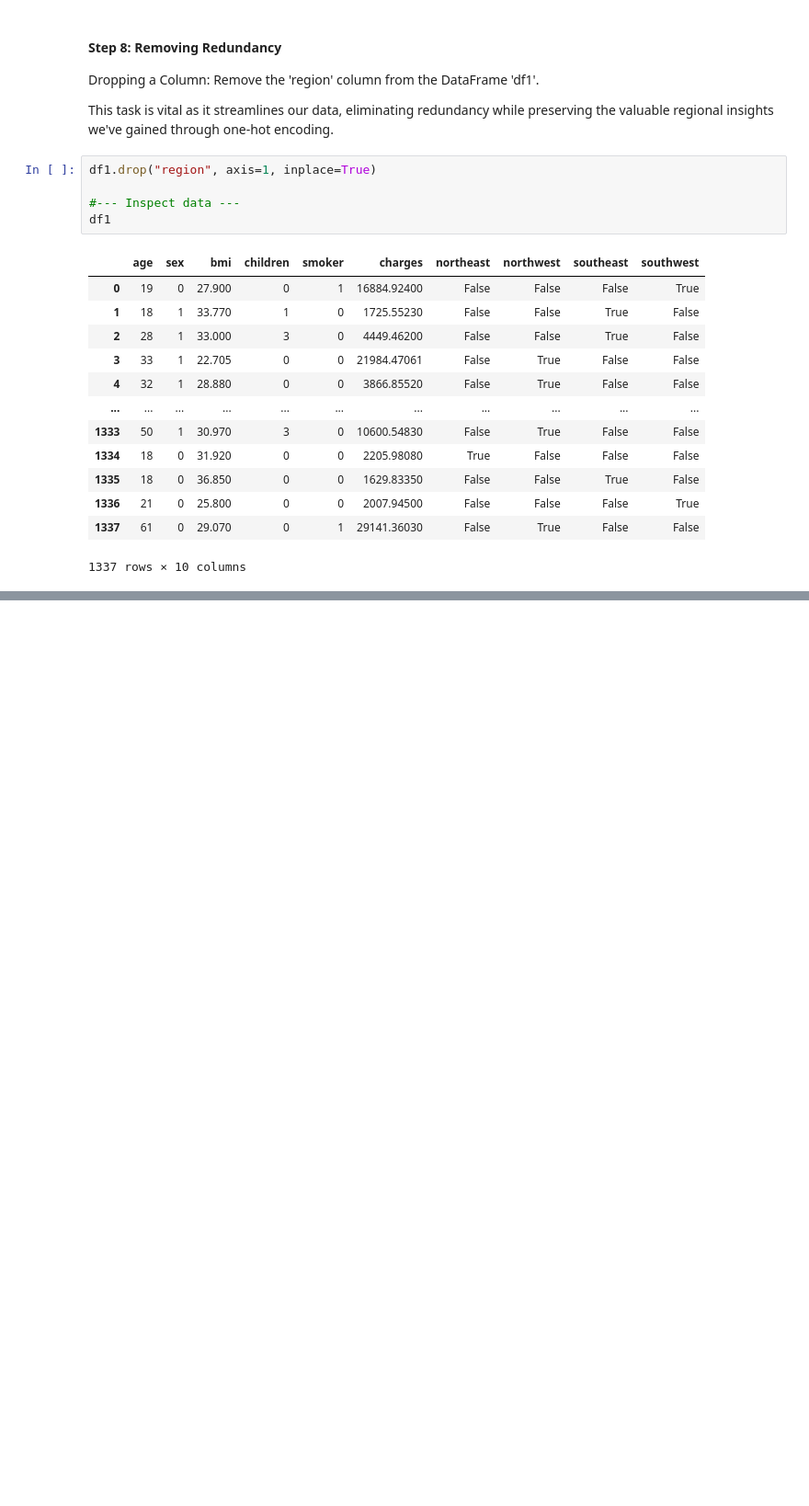
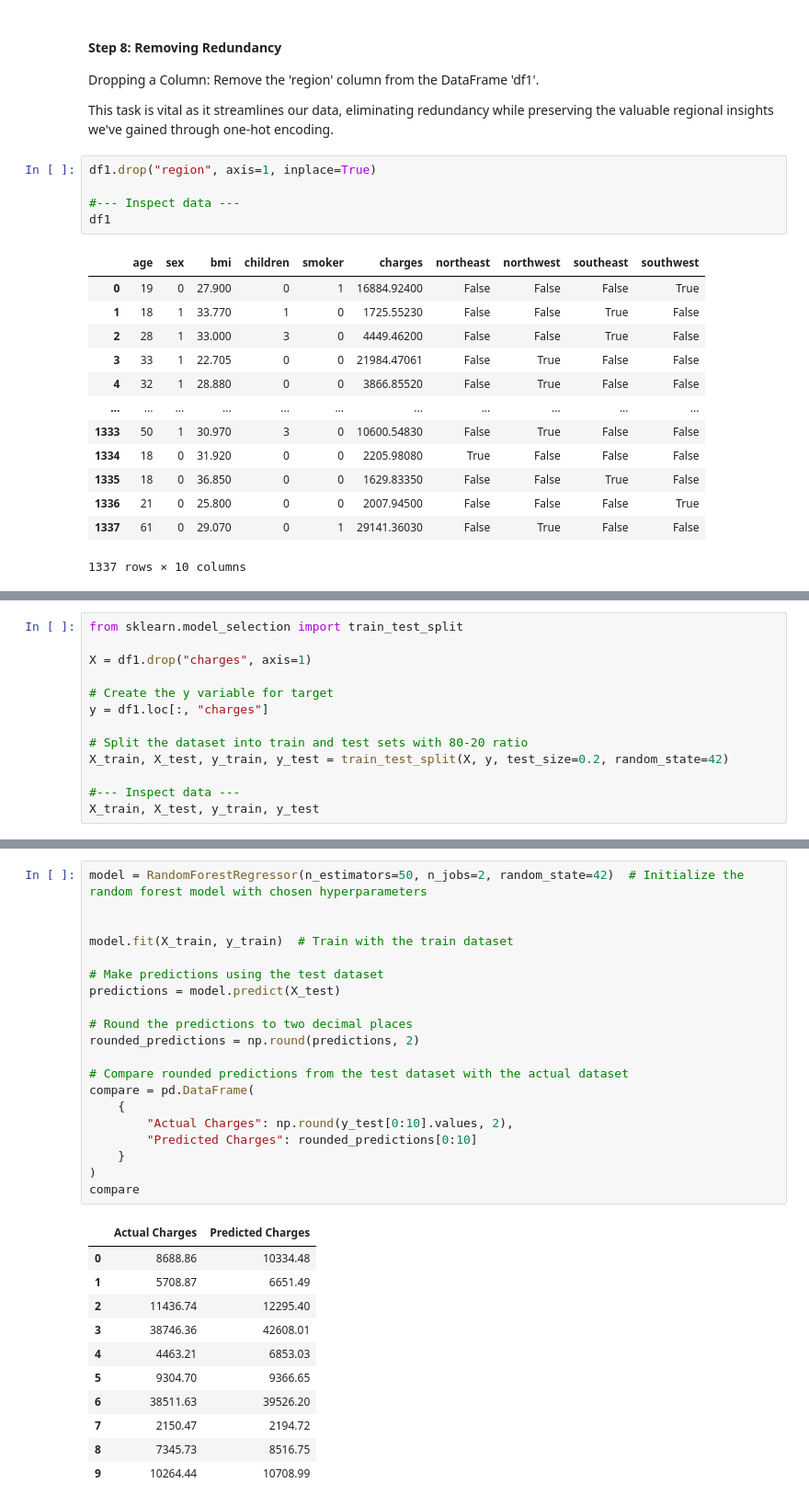
Before and after one commit to NandiSoham/Estimating-Healthcare-Insurance-Expenses-through-Machine-Learning, a Jupyter notebook: notebook.ipynb, the cells around one changed output, grey strips where cells are left out. Shown: that part at 92% size. Drawn from its saved outputs; the diff is of its cells as text; blank space fills up the shorter version.

Commit message:
Setting the Stage for Precise Predictions and Evaluating Model Performance

```diff
--- a/notebook.ipynb
+++ b/notebook.ipynb
@@ -197,0 +206,13 @@ df1
+# %%
+from sklearn.model_selection import train_test_split
+
+X = df1.drop("charges", axis=1)
+
+# Create the y variable for target
+y = df1.loc[:, "charges"]
+
+# Split the dataset into train and test sets with 80-20 ratio
+X_train, X_test, y_train, y_test = train_test_split(X, y, test_size=0.2, random_state=42)
+
+#--- Inspect data ---
+X_train, X_test, y_train, y_test
@@ -197,0 +274,32 @@ df1
+# %%
+model = RandomForestRegressor(n_estimators=50, n_jobs=2, random_state=42)  # Initialize the random forest model with chosen hyperparameters
+
+
+model.fit(X_train, y_train)  # Train with the train dataset
+
+# Make predictions using the test dataset
+predictions = model.predict(X_test)
+
+# Round the predictions to two decimal places
+rounded_predictions = np.round(predictions, 2)
+
+# Compare rounded predictions from the test dataset with the actual dataset
+compare = pd.DataFrame(
+    {
+        "Actual Charges": np.round(y_test[0:10].values, 2),
+        "Predicted Charges": rounded_predictions[0:10]
+    }
+)
+compare
+# %% [output]
+|  | Actual Charges | Predicted Charges |
+| 0 | 8688.86 | 10334.48 |
+| 1 | 5708.87 | 6651.49 |
+| 2 | 11436.74 | 12295.40 |
+| 3 | 38746.36 | 42608.01 |
+| 4 | 4463.21 | 6853.03 |
+| 5 | 9304.70 | 9366.65 |
+| 6 | 38511.63 | 39526.20 |
+| 7 | 2150.47 | 2194.72 |
+| 8 | 7345.73 | 8516.75 |
+| 9 | 10264.44 | 10708.99 |
```
Also changed, not shown: parts of 5 cells of this notebook.
